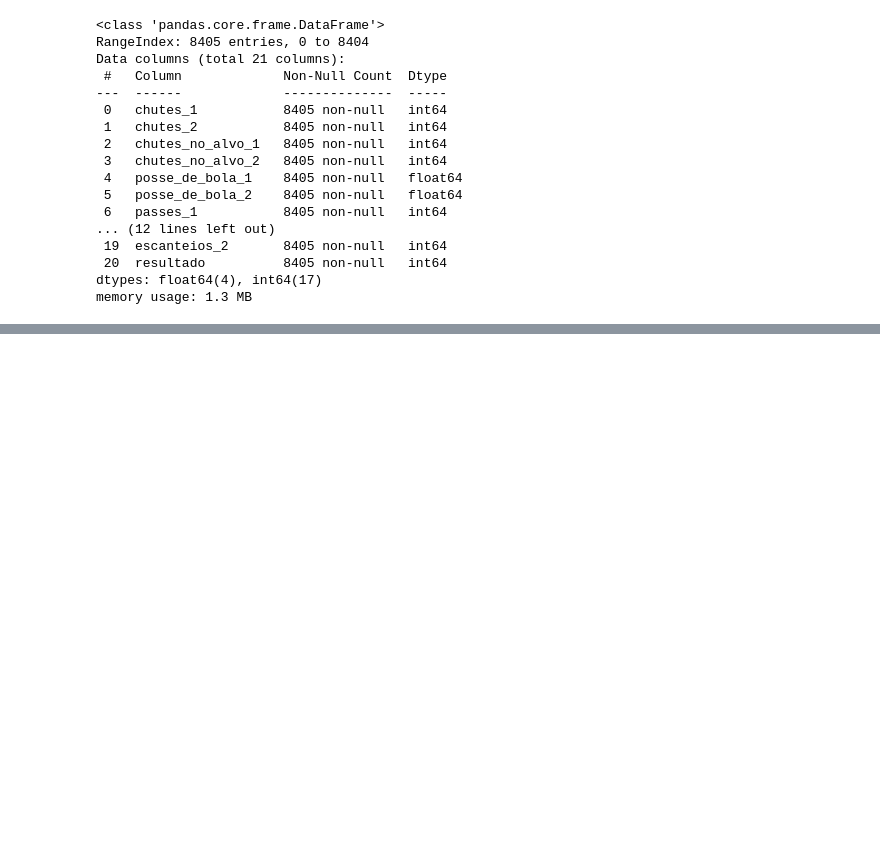
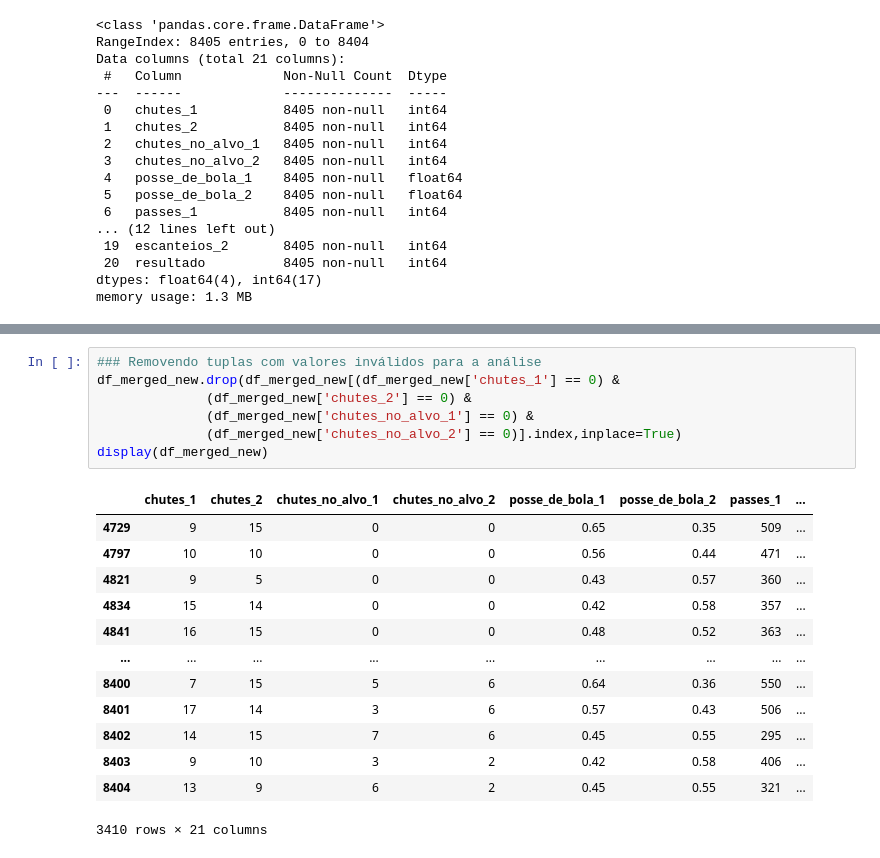
Before and after one commit to ThiagoYure/Data-Science-Brasileirao, a Jupyter notebook: notebooks/eda.ipynb, the cells around one changed output, grey strips where cells are left out. Drawn from its saved outputs; the diff is of its cells as text; blank space fills up the shorter version.

```diff
--- a/notebooks/eda.ipynb
+++ b/notebooks/eda.ipynb
@@ -336,0 +310,21 @@ for feature in feature_columns:
+# %%
+### Removendo tuplas com valores inválidos para a análise
+df_merged_new.drop(df_merged_new[(df_merged_new['chutes_1'] == 0) &
+              (df_merged_new['chutes_2'] == 0) &
+              (df_merged_new['chutes_no_alvo_1'] == 0) &
+              (df_merged_new['chutes_no_alvo_2'] == 0)].index,inplace=True)
+display(df_merged_new)
+# %% [output]
+|  | chutes_1 | chutes_2 | chutes_no_alvo_1 | chutes_no_alvo_2 | posse_de_bola_1 | posse_de_bola_2 | passes_1 | ... |
+| 4729 | 9 | 15 | 0 | 0 | 0.65 | 0.35 | 509 | ... |
+| 4797 | 10 | 10 | 0 | 0 | 0.56 | 0.44 | 471 | ... |
+| 4821 | 9 | 5 | 0 | 0 | 0.43 | 0.57 | 360 | ... |
+| 4834 | 15 | 14 | 0 | 0 | 0.42 | 0.58 | 357 | ... |
+| 4841 | 16 | 15 | 0 | 0 | 0.48 | 0.52 | 363 | ... |
+| ... | ... | ... | ... | ... | ... | ... | ... | ... |
+| 8400 | 7 | 15 | 5 | 6 | 0.64 | 0.36 | 550 | ... |
+| 8401 | 17 | 14 | 3 | 6 | 0.57 | 0.43 | 506 | ... |
+| 8402 | 14 | 15 | 7 | 6 | 0.45 | 0.55 | 295 | ... |
+| 8403 | 9 | 10 | 3 | 2 | 0.42 | 0.58 | 406 | ... |
+| 8404 | 13 | 9 | 6 | 2 | 0.45 | 0.55 | 321 | ... |
+3410 rows × 21 columns
```
Also changed, not shown: parts of 4 cells of this notebook.
